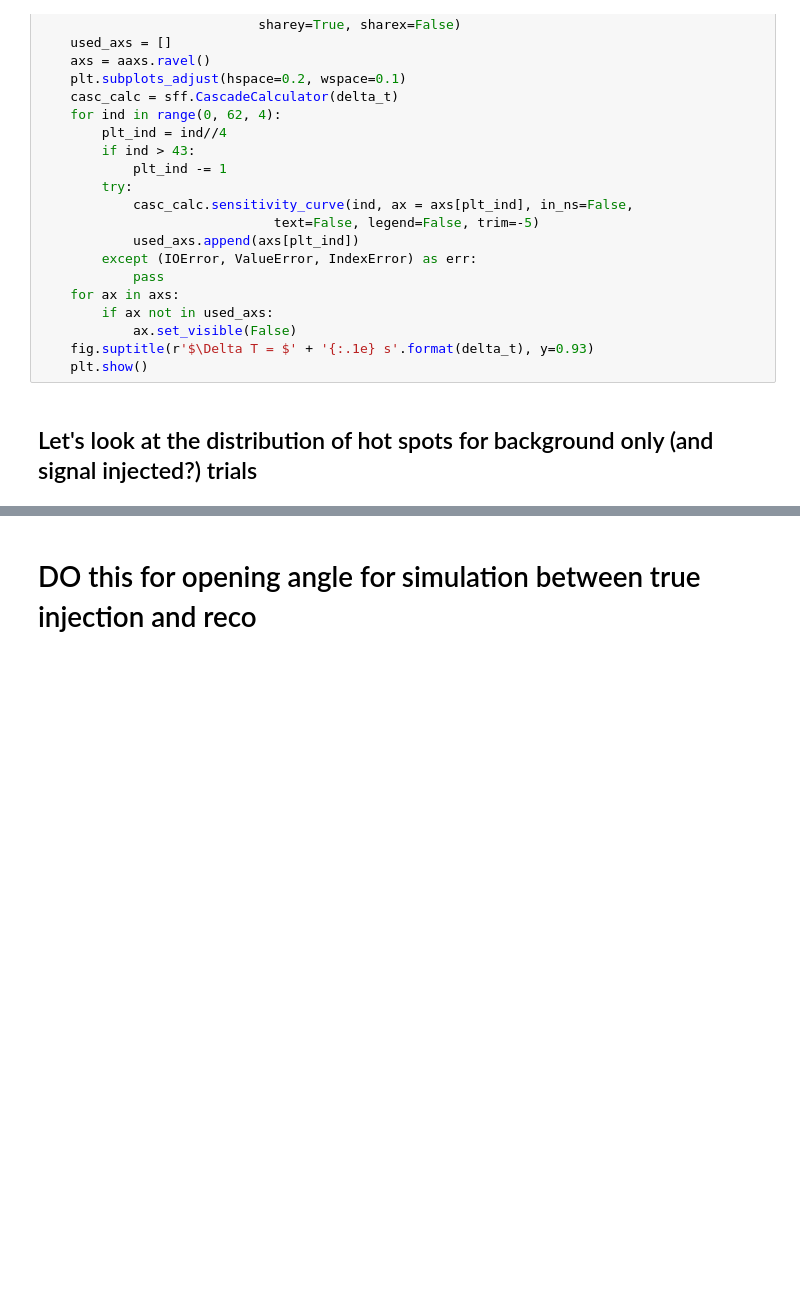
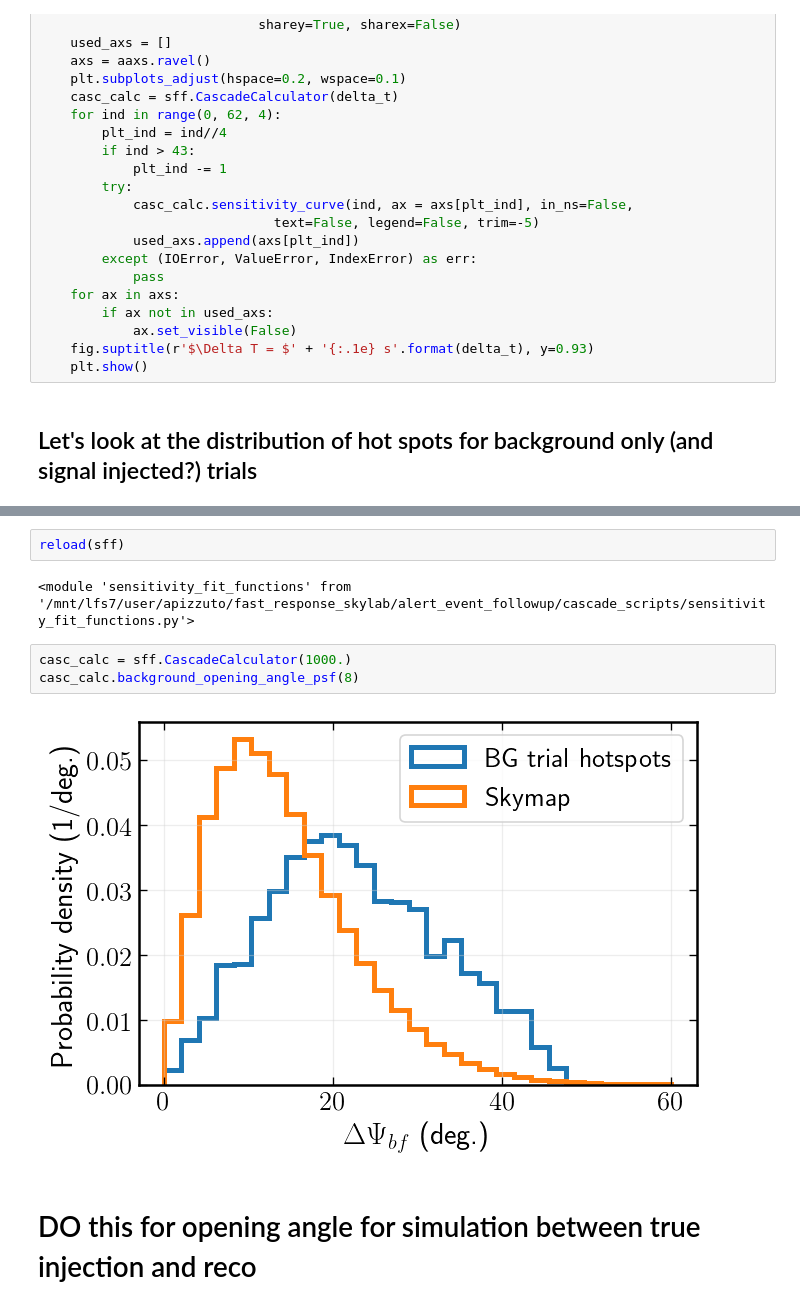
Before and after one commit to apizzuto/Fast-Response-Cascade-Followup, a Jupyter notebook: sensitivity_for_different_skymaps.ipynb, the cells around one changed output, grey strips where cells are left out. Drawn from its saved outputs; the diff is of its cells as text; blank space fills up the shorter version.

Commit message:
Change the hotspot distribution plot

```diff
--- a/sensitivity_for_different_skymaps.ipynb
+++ b/sensitivity_for_different_skymaps.ipynb
@@ -256,3 +265,12 @@ casc_calc.plot_zoom_with_bg_scatter(0)
+# %%
+reload(sff)
+# %% [output]
+<module 'sensitivity_fit_functions' from '/mnt/lfs7/user/apizzuto/fast_response_skylab/alert_event_followup/cascade_scripts/sensitivity_fit_functions.py'>
+# %%
+casc_calc = sff.CascadeCalculator(1000.)
+casc_calc.background_opening_angle_psf(8)
+# %% [output]
+[figure, added]
 # %% [markdown]
 # DO this for opening angle for simulation between true injection and reco
 # %%
```
Also changed, not shown: parts of 3 cells of this notebook, 1 other file.
